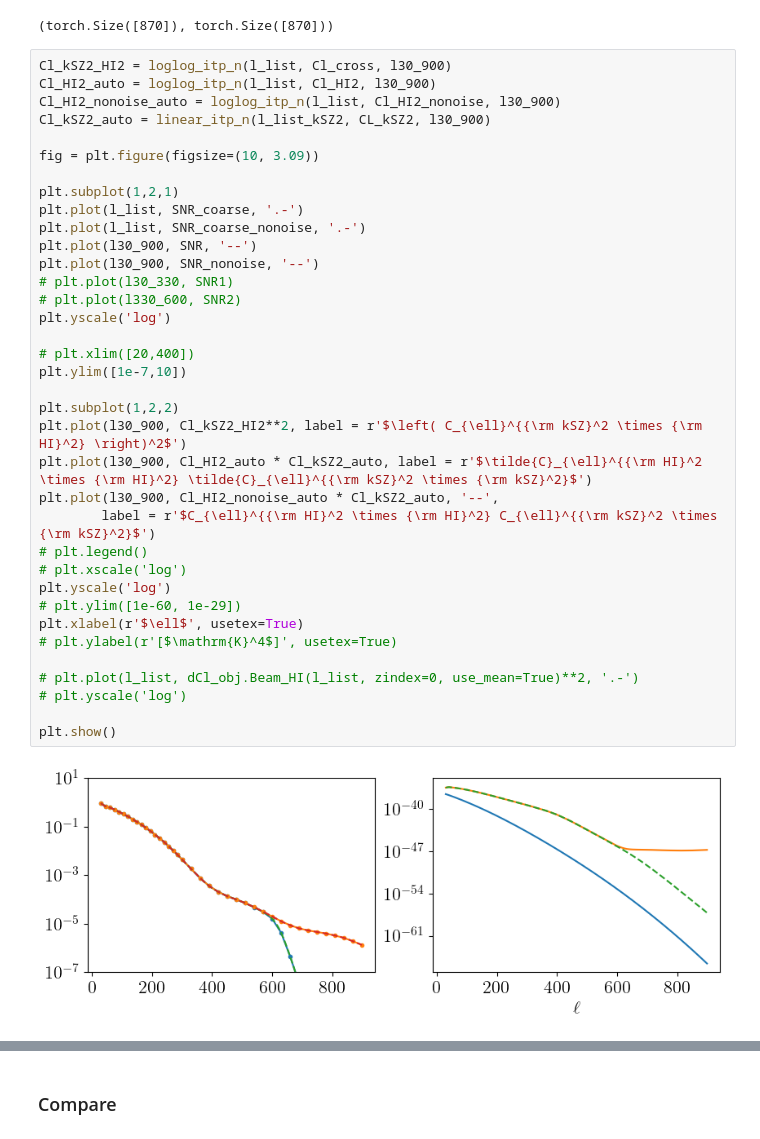
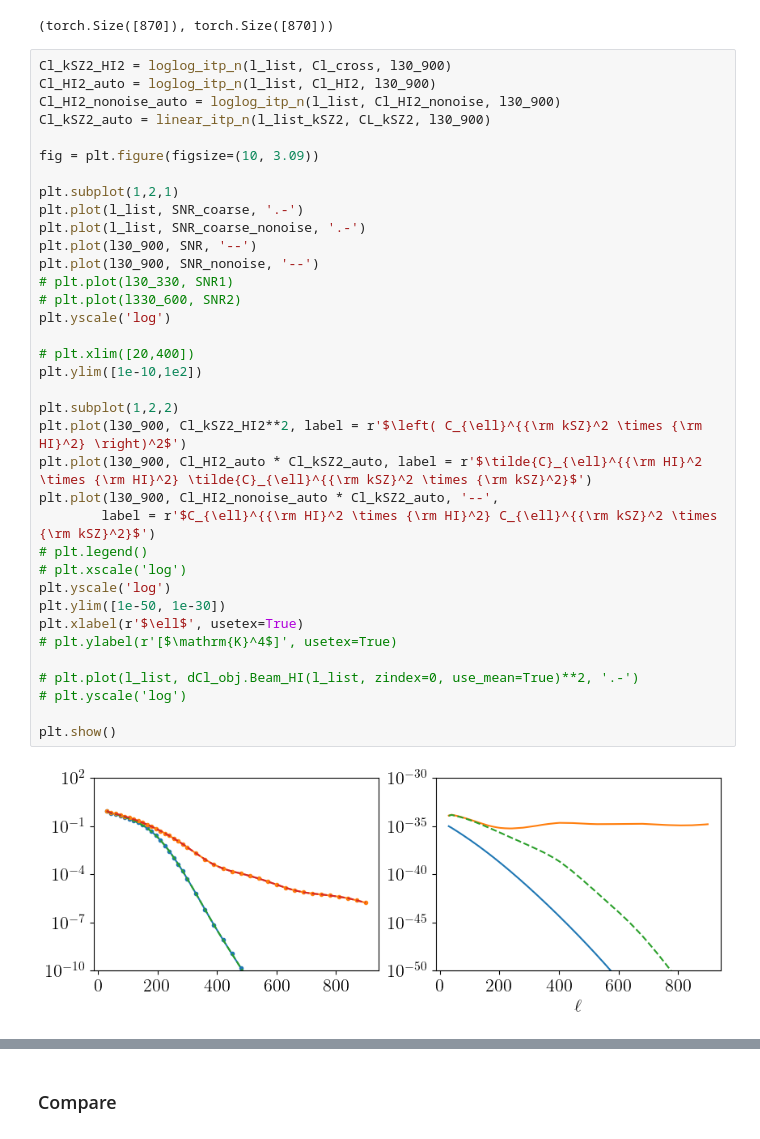
Before and after one commit to Einste11N/SquareField_CrossCorrelation, a Jupyter notebook: Inspection.ipynb, the cells around one changed output, grey strips where cells are left out. Saved outputs shown, nothing was run; the diff lists cells and outputs as text.

```diff
--- a/Inspection.ipynb
+++ b/Inspection.ipynb
@@ -840,36 +795,36 @@ Cl_kSZ2_auto = linear_itp_n(l_list_kSZ2, CL_kSZ2, l30_900)
 
 fig = plt.figure(figsize=(10, 3.09))
 
 plt.subplot(1,2,1)
 plt.plot(l_list, SNR_coarse, '.-')
 plt.plot(l_list, SNR_coarse_nonoise, '.-')
 plt.plot(l30_900, SNR, '--')
 plt.plot(l30_900, SNR_nonoise, '--')
 # plt.plot(l30_330, SNR1)
 # plt.plot(l330_600, SNR2)
 plt.yscale('log')
 
 # plt.xlim([20,400])
-plt.ylim([1e-7,10])
+plt.ylim([1e-10,1e2])
 
 plt.subplot(1,2,2)
 plt.plot(l30_900, Cl_kSZ2_HI2**2, label = r'$\left( C_{\ell}^{{\rm kSZ}^2 \times {\rm HI}^2} \right)^2$')
 plt.plot(l30_900, Cl_HI2_auto * Cl_kSZ2_auto, label = r'$\tilde{C}_{\ell}^{{\rm HI}^2 \times {\rm HI}^2} \tilde{C}_{\ell}^{{\rm kSZ}^2 \times {\rm kSZ}^2}$')
 plt.plot(l30_900, Cl_HI2_nonoise_auto * Cl_kSZ2_auto, '--',
         label = r'$C_{\ell}^{{\rm HI}^2 \times {\rm HI}^2} C_{\ell}^{{\rm kSZ}^2 \times {\rm kSZ}^2}$')
 # plt.legend()
 # plt.xscale('log')
 plt.yscale('log')
-# plt.ylim([1e-60, 1e-29])
+plt.ylim([1e-50, 1e-30])
 plt.xlabel(r'$\ell$', usetex=True)
 # plt.ylabel(r'[$\mathrm{K}^4$]', usetex=True)
 
 # plt.plot(l_list, dCl_obj.Beam_HI(l_list, zindex=0, use_mean=True)**2, '.-')
 # plt.yscale('log')
 
 plt.show()
 # %% [output]
-[figure, old version]
+[figure, new version]
 # %%
 Cl_kSZ2_HI2 = loglog_itp_n(l_list, Cl_cross, l30_900)
 Cl_HI2_auto = loglog_itp_n(l_list, Cl_HI2, l30_900)
```
Also changed, not shown: parts of 21 cells of this notebook, 8 other files.
